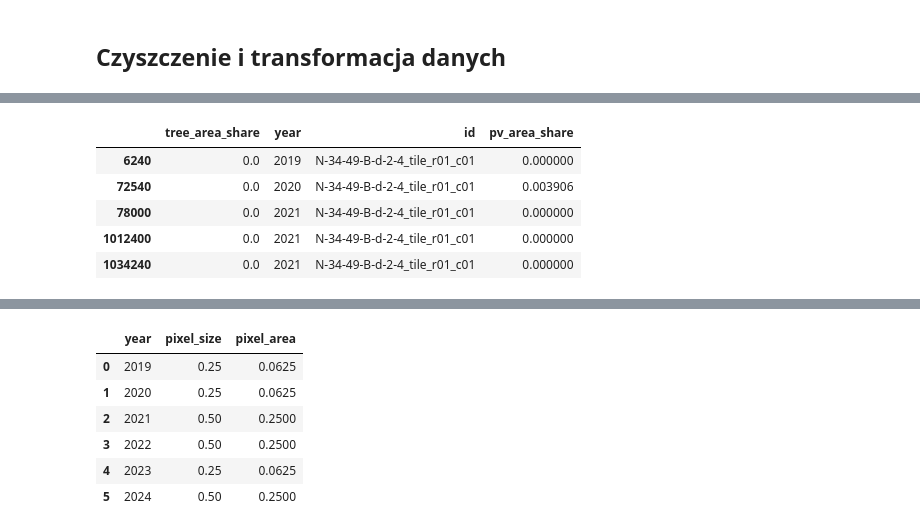
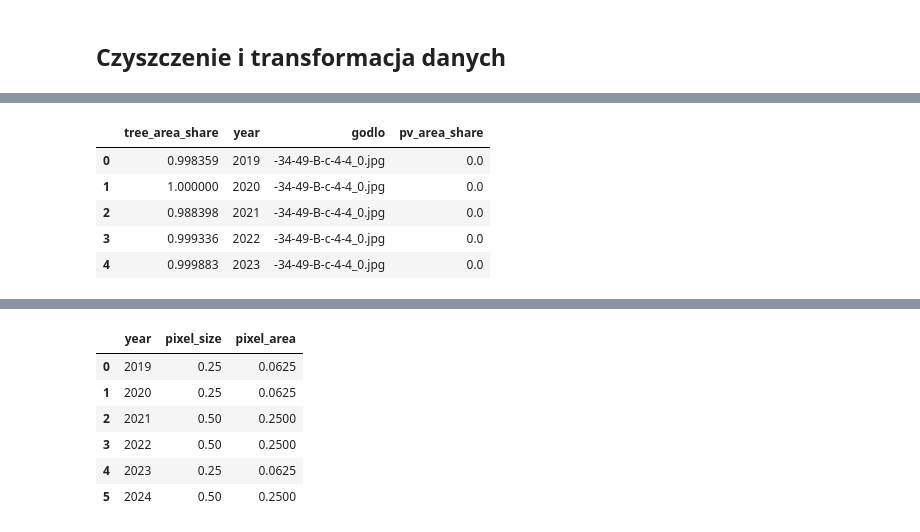
Before and after one commit to Sustainable3/modelling, a Jupyter notebook: correlation.ipynb, the cells around one changed output, grey strips where cells are left out. Drawn from its saved outputs; the diff is of its cells as text; code cells hidden in the pictures.

```diff
--- a/correlation.ipynb
+++ b/correlation.ipynb
@@ -47,7 +51,9 @@ tree_df.head()
 tree_df['year'] = tree_df['image'].str.extract(r'^(2019|202[0-4])')
 tree_df['year'] = tree_df['year'].astype(int)
 
-tree_df['id'] = tree_df['image'].str.replace(r'^(2019|202[0-4])_', '', regex=True).str.replace('.jpg', '', regex=False)
+# tree_df['id'] = tree_df['image'].str.replace(r'^(2019|202[0-4])_', '', regex=True).str.replace('.jpg', '', regex=False)
+tree_df['godlo'] = tree_df['image'].str.split('N').str[-1]
+tree_df['godlo'] = tree_df['godlo'].replace('.jpg', '', regex=False)
 tree_df.drop(['image','tree_area_percent'], axis=1,  inplace=True)
 
 tree_df.head()
@@ -61,15 +67,17 @@ tree_df.head()
 # %% [markdown]
 ## Czyszczenie i transformacja danych
 # %%
-tree_df = tree_df.dropna(subset=['id', 'year', 'tree_area_share'])
-pv_df = pv_df.dropna(subset=['id', 'year', 'pv_area_share'])
+# tree_df = tree_df.dropna(subset=['id', 'year', 'tree_area_share'])
+# pv_df = pv_df.dropna(subset=['id', 'year', 'pv_area_share'])
+tree_df = tree_df.dropna(subset=['godlo', 'year', 'tree_area_share'])
+pv_df = pv_df.dropna(subset=['godlo', 'year', 'pv_area_share'])
 tree_df = tree_df[(tree_df['tree_area_share'] >= 0) & (tree_df['tree_area_share'] <= 1)]
 pv_df = pv_df[(pv_df['pv_area_share'] >= 0) & (pv_df['pv_area_share'] <= 1)]
 # %%
 df_merged = pd.merge(
     tree_df,
     pv_df,
-    on=['id', 'year'],
+    on=['godlo', 'year'],
     how='outer'
 )
 # %%
@@ -83,17 +91,17 @@ dtype: int64
 # %%
 df_merged['pv_area_share'] = df_merged['pv_area_share'].fillna(0)
 # %%
-df_merged['id'] = df_merged['id'].str.extract(r'(N-\d+-\d+-[A-Z]-[a-z]-\d-\d_tile_r+\d+_c+\d+)')
+# df_merged['id'] = df_merged['id'].str.extract(r'(N-\d+-\d+-[A-Z]-[a-z]-\d-\d_tile_r+\d+_c+\d+)')
 # %%
-df_merged = df_merged.sort_values(['id', 'year'])
+df_merged = df_merged.sort_values(['godlo', 'year'])
 df_merged.head()
 # %% [output]
-|  | tree_area_share | year | id | pv_area_share |
-| 6240 | 0.0 | 2019 | N-34-49-B-d-2-4_tile_r01_c01 | 0.000000 |
-| 72540 | 0.0 | 2020 | N-34-49-B-d-2-4_tile_r01_c01 | 0.003906 |
-| 78000 | 0.0 | 2021 | N-34-49-B-d-2-4_tile_r01_c01 | 0.000000 |
-| 1012400 | 0.0 | 2021 | N-34-49-B-d-2-4_tile_r01_c01 | 0.000000 |
-| 1034240 | 0.0 | 2021 | N-34-49-B-d-2-4_tile_r01_c01 | 0.000000 |
+|  | tree_area_share | year | godlo | pv_area_share |
+| 0 | 0.998359 | 2019 | -34-49-B-c-4-4_0.jpg | 0.0 |
+| 1 | 1.000000 | 2020 | -34-49-B-c-4-4_0.jpg | 0.0 |
+| 2 | 0.988398 | 2021 | -34-49-B-c-4-4_0.jpg | 0.0 |
+| 3 | 0.999336 | 2022 | -34-49-B-c-4-4_0.jpg | 0.0 |
+| 4 | 0.999883 | 2023 | -34-49-B-c-4-4_0.jpg | 0.0 |
 # %%
 df_merged.isna().sum()
 # %% [output]
```
Also changed, not shown: parts of 40 cells of this notebook.
